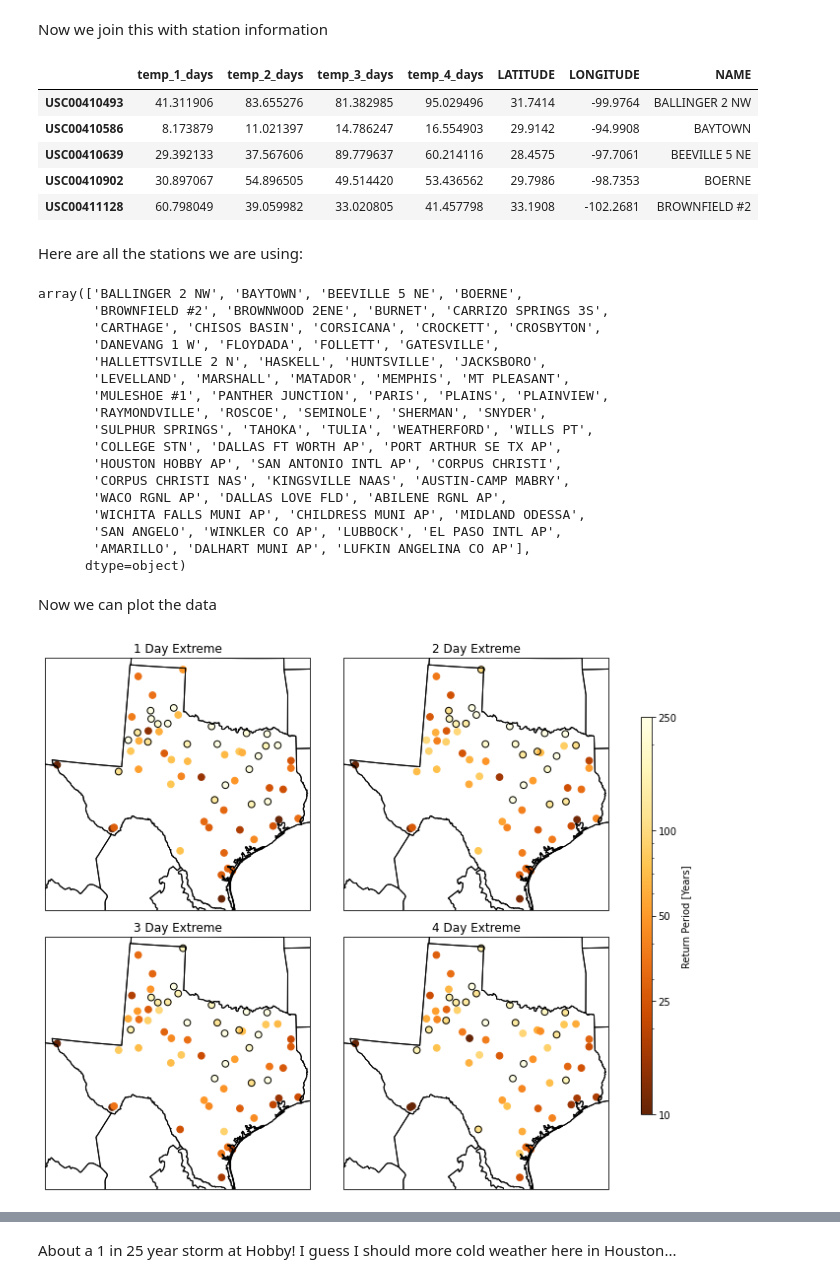
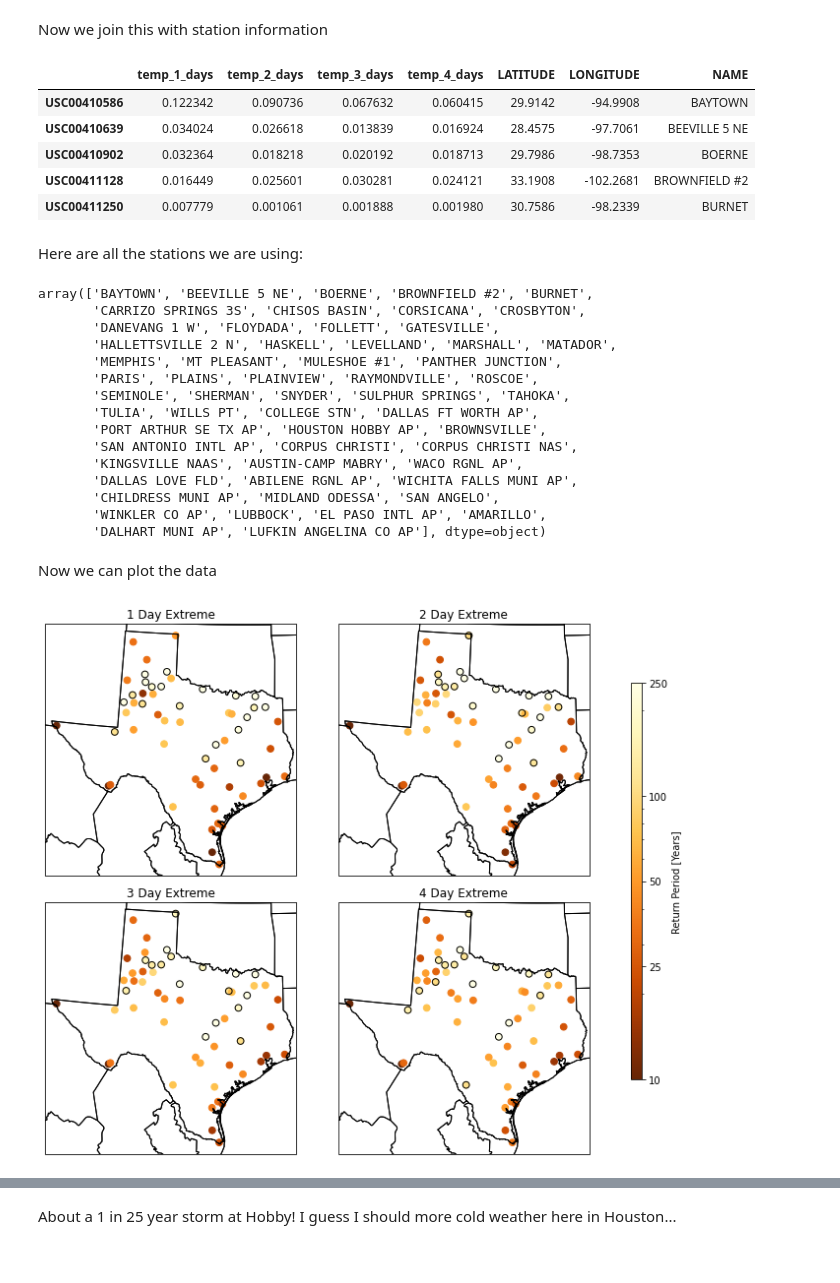
Before and after one commit to jdossgollin/2021-TXtreme, a Jupyter notebook: scripts/local_return_period.ipynb, the cells around one changed output, grey strips where cells are left out. Saved outputs shown, nothing was run; the diff lists cells and outputs as text; code cells hidden in the pictures.

```diff
--- a/scripts/local_return_period.ipynb
+++ b/scripts/local_return_period.ipynb
@@ -45,45 +45,41 @@ First, load the data set in which we computed the empirical exceedance probabili
 This is just the number of years in which there was a cold outbreak, divided by the number of years in the data set
 # %%
 return_period = 1 / pd.read_csv(
-    os.path.join(PARDIR, "data", "processed", "ghcnd_exceedances.csv"), index_col=0
+    "../data/processed/ghcnd/return_periods.csv", index_col=0
 )
 # %% [markdown]
 Now we join this with station information
 # %%
-metadata = read_station_metadata(
-    os.path.join(PARDIR, "data", "raw", "ghcnd_stations.txt")
-)
+metadata = read_station_metadata("../data/raw/ghcnd_stations.txt")
 mrg = return_period.join(metadata[["LATITUDE", "LONGITUDE", "NAME"]], how="left")
 mrg.head()
 # %% [output]
 |  | temp_1_days | temp_2_days | temp_3_days | temp_4_days | LATITUDE | LONGITUDE | NAME |
-| USC00410493 | 41.311906 | 83.655276 | 81.382985 | 95.029496 | 31.7414 | -99.9764 | BALLINGER 2 NW |
-| USC00410586 | 8.173879 | 11.021397 | 14.786247 | 16.554903 | 29.9142 | -94.9908 | BAYTOWN |
-| USC00410639 | 29.392133 | 37.567606 | 89.779637 | 60.214116 | 28.4575 | -97.7061 | BEEVILLE 5 NE |
-| USC00410902 | 30.897067 | 54.896505 | 49.514420 | 53.436562 | 29.7986 | -98.7353 | BOERNE |
-| USC00411128 | 60.798049 | 39.059982 | 33.020805 | 41.457798 | 33.1908 | -102.2681 | BROWNFIELD #2 |
+| USC00410586 | 0.122342 | 0.090736 | 0.067632 | 0.060415 | 29.9142 | -94.9908 | BAYTOWN |
+| USC00410639 | 0.034024 | 0.026618 | 0.013839 | 0.016924 | 28.4575 | -97.7061 | BEEVILLE 5 NE |
+| USC00410902 | 0.032364 | 0.018218 | 0.020192 | 0.018713 | 29.7986 | -98.7353 | BOERNE |
+| USC00411128 | 0.016449 | 0.025601 | 0.030281 | 0.024121 | 33.1908 | -102.2681 | BROWNFIELD #2 |
+| USC00411250 | 0.007779 | 0.001061 | 0.001888 | 0.001980 | 30.7586 | -98.2339 | BURNET |
 # %% [markdown]
 Here are all the stations we are using:
 # %%
 mrg["NAME"].values
 # %% [output]
-array(['BALLINGER 2 NW', 'BAYTOWN', 'BEEVILLE 5 NE', 'BOERNE',
-       'BROWNFIELD #2', 'BROWNWOOD 2ENE', 'BURNET', 'CARRIZO SPRINGS 3S',
-       'CARTHAGE', 'CHISOS BASIN', 'CORSICANA', 'CROCKETT', 'CROSBYTON',
+array(['BAYTOWN', 'BEEVILLE 5 NE', 'BOERNE', 'BROWNFIELD #2', 'BURNET',
+       'CARRIZO SPRINGS 3S', 'CHISOS BASIN', 'CORSICANA', 'CROSBYTON',
        'DANEVANG 1 W', 'FLOYDADA', 'FOLLETT', 'GATESVILLE',
-       'HALLETTSVILLE 2 N', 'HASKELL', 'HUNTSVILLE', 'JACKSBORO',
-       'LEVELLAND', 'MARSHALL', 'MATADOR', 'MEMPHIS', 'MT PLEASANT',
-       'MULESHOE #1', 'PANTHER JUNCTION', 'PARIS', 'PLAINS', 'PLAINVIEW',
-       'RAYMONDVILLE', 'ROSCOE', 'SEMINOLE', 'SHERMAN', 'SNYDER',
-       'SULPHUR SPRINGS', 'TAHOKA', 'TULIA', 'WEATHERFORD', 'WILLS PT',
-       'COLLEGE STN', 'DALLAS FT WORTH AP', 'PORT ARTHUR SE TX AP',
-       'HOUSTON HOBBY AP', 'SAN ANTONIO INTL AP', 'CORPUS CHRISTI',
-       'CORPUS CHRISTI NAS', 'KINGSVILLE NAAS', 'AUSTIN-CAMP MABRY',
-       'WACO RGNL AP', 'DALLAS LOVE FLD', 'ABILENE RGNL AP',
-       'WICHITA FALLS MUNI AP', 'CHILDRESS MUNI AP', 'MIDLAND ODESSA',
-       'SAN ANGELO', 'WINKLER CO AP', 'LUBBOCK', 'EL PASO INTL AP',
-       'AMARILLO', 'DALHART MUNI AP', 'LUFKIN ANGELINA CO AP'],
-      dtype=object)
+       'HALLETTSVILLE 2 N', 'HASKELL', 'LEVELLAND', 'MARSHALL', 'MATADOR',
+       'MEMPHIS', 'MT PLEASANT', 'MULESHOE #1', 'PANTHER JUNCTION',
+       'PARIS', 'PLAINS', 'PLAINVIEW', 'RAYMONDVILLE', 'ROSCOE',
+       'SEMINOLE', 'SHERMAN', 'SNYDER', 'SULPHUR SPRINGS', 'TAHOKA',
+       'TULIA', 'WILLS PT', 'COLLEGE STN', 'DALLAS FT WORTH AP',
+       'PORT ARTHUR SE TX AP', 'HOUSTON HOBBY AP', 'BROWNSVILLE',
+       'SAN ANTONIO INTL AP', 'CORPUS CHRISTI', 'CORPUS CHRISTI NAS',
+       'KINGSVILLE NAAS', 'AUSTIN-CAMP MABRY', 'WACO RGNL AP',
+       'DALLAS LOVE FLD', 'ABILENE RGNL AP', 'WICHITA FALLS MUNI AP',
+       'CHILDRESS MUNI AP', 'MIDLAND ODESSA', 'SAN ANGELO',
+       'WINKLER CO AP', 'LUBBOCK', 'EL PASO INTL AP', 'AMARILLO',
+       'DALHART MUNI AP', 'LUFKIN ANGELINA CO AP'], dtype=object)
 # %% [markdown]
 Now we can plot the data
 # %%
@@ -103,37 +99,37 @@ for ax, dur in zip(axes.flat, durations_plot):
     sc = ax.scatter(
         mrg["LONGITUDE"],
         mrg["LATITUDE"],
-        c=mrg[f"temp_{dur}_days"],
+        c=1 / mrg[f"temp_{dur}_days"],
         norm=colors.LogNorm(VMIN, VMAX),
         transform=data_proj,
         cmap="YlOrBr_r",
         s=45,
     )
     outliers = mrg.loc[
-        mrg[f"temp_{dur}_days"] > 100
+        mrg[f"temp_{dur}_days"] < 1 / 100
     ]  # highlight any stations outside the boundaries
     ax.scatter(
         outliers["LONGITUDE"],
         outliers["LATITUDE"],
         transform=data_proj,
         facecolors="none",
         edgecolors="black",
         s=45,
     )
     ax.set_title(f"{dur} Day Extreme")
     ax.add_feature(STATES)
     ax.add_feature(COASTLINE)
 
 fig.canvas.draw()
 fig.tight_layout()
 fig.subplots_adjust(right=0.9)
 cax = fig.add_axes([0.9, 0.15, 0.015, 0.7])
 cbar = fig.colorbar(sc, cax=cax, label="Return Period [Years]")
 cbar.set_ticks(TICKS)
 cbar.ax.set_yticklabels(TICKS)
 plt.savefig(figname("local_rt_ghcnd.pdf"))
 plt.show()
 # %% [output]
-[figure, old version]
+[figure, new version]
 # %% [markdown]
 Note that here a circle means it was a >=100 year return period event.
```
Also changed, not shown: parts of 17 cells of this notebook, 5 other files.
